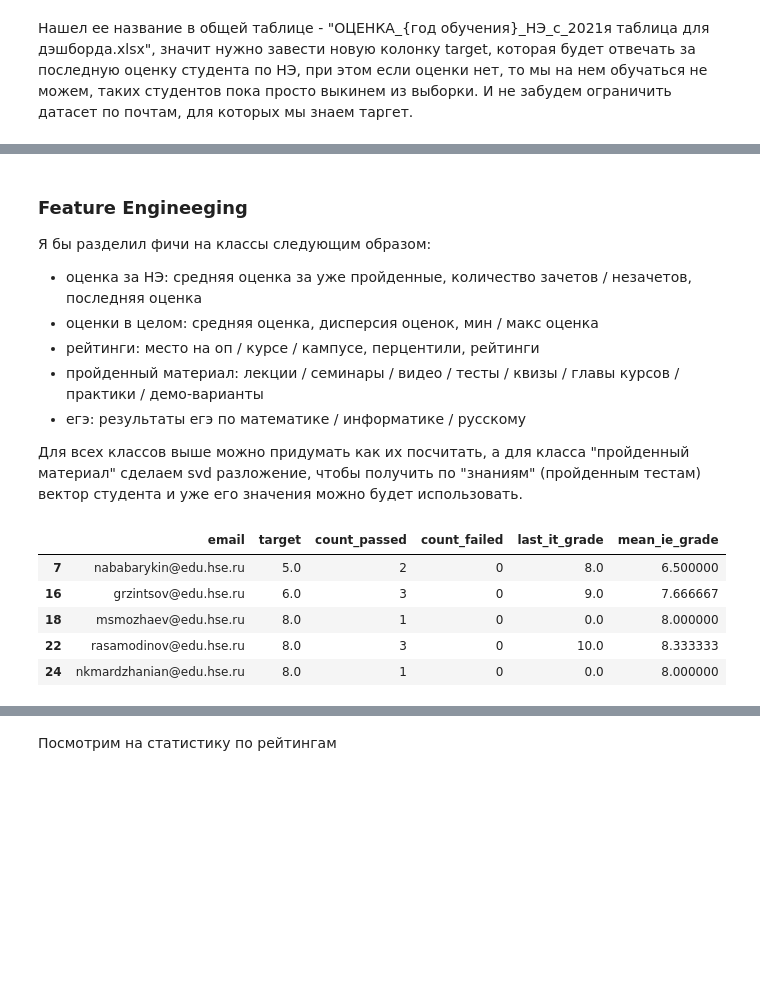
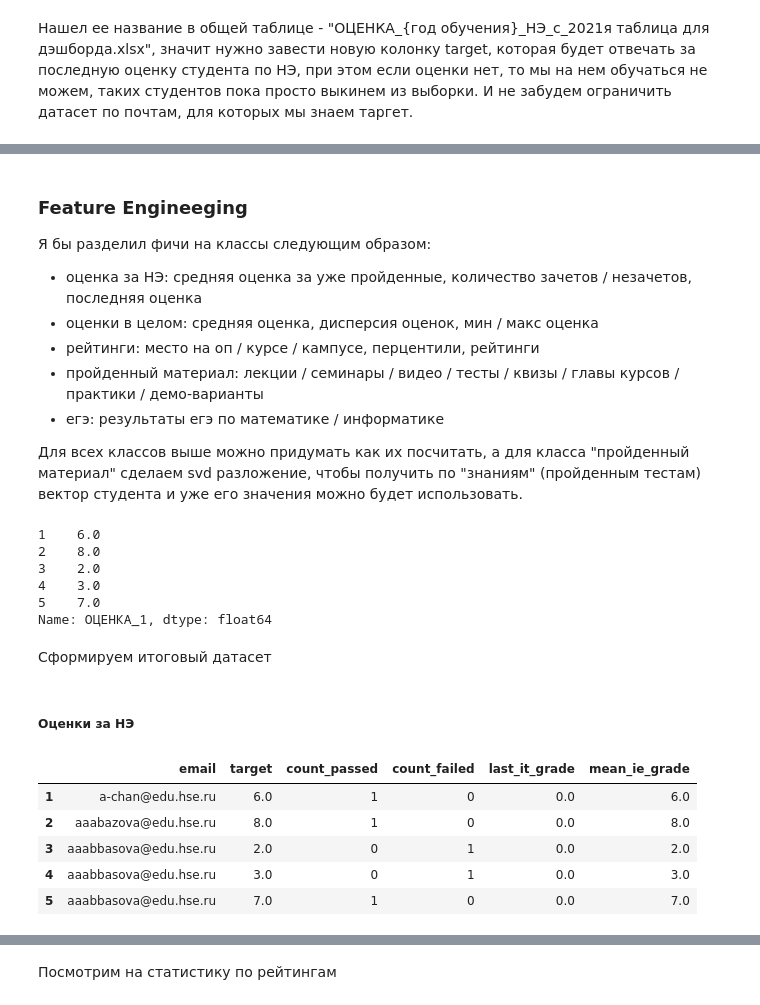
Before and after one commit to inokamilyanin/course-work-3, a Jupyter notebook: notebook.ipynb, the cells around one changed output, grey strips where cells are left out. Drawn from its saved outputs; the diff is of its cells as text; code cells hidden in the pictures; blank space fills up the shorter version.

```diff
--- a/notebook.ipynb
+++ b/notebook.ipynb
@@ -234,0 +454,13 @@ df_used.shape
+# %%
+columns_to_drop = [
+    'Курс_1',
+    'Курс_2',
+    'Курс_3',
+    'Онлайн-курс_1',
+    'Онлайн-курс_2',
+    'Онлайн-курс_3',
+    'Курс в последнем статусе_Выгрузка по ЕГЭ с 2020 года.xlsx',
+    'Курс в последнем статусе_Результаты ЕГЭ.xlsx'
+]
+
+df_used.drop(columns=columns_to_drop, inplace=True)
@@ -297,9 +542,3 @@ processed_df.shape
-# %%
-with open("info/processed_columns_info.txt", "w", encoding='utf-8') as fout:
-    fout.write(f"Total number of columns: {len(processed_df.columns)}\n\n")
-    fout.write("Columns:\n")
-    for i, col in enumerate(processed_df.columns, 1):
-        fout.write(f"{i}. {col}\n")
 # %% [markdown]
 Нашел ее название в общей таблице - "ОЦЕНКА_{год обучения}_НЭ_с_2021я таблица для дэшборда.xlsx", значит нужно завести новую колонку target, которая будет отвечать за последную оценку студента по НЭ, при этом если оценки нет, то мы на нем обучаться не можем, таких студентов пока просто выкинем из выборки.
 И не забудем ограничить датасет по почтам, для которых мы знаем таргет.
@@ -307,7 +546,7 @@ with open("info/processed_columns_info.txt", "w", encoding='utf-8') as fout:
 import pandas as pd
 
 # Get all grade columns
-grade_cols = [f'ОЦЕНКА_{i}_НЭ_с_2021я таблица для дэшборда.xlsx' for i in range(1, 7)]
+grade_cols = [f'ОЦЕНКА_{i}' for i in range(1, 4)]
 
 # Create grade_last column by checking each grade column from right to left
 processed_df['target'] = processed_df[grade_cols].replace(0, np.nan).ffill(axis=1).iloc[:, -1]
@@ -332,46 +562,59 @@ filtered_df.shape
 - оценки в целом: средняя оценка, дисперсия оценок, мин / макс оценка
 - рейтинги: место на оп / курсе / кампусе, перцентили, рейтинги
 - пройденный материал: лекции / семинары / видео / тесты / квизы / главы курсов / практики / демо-варианты
-- егэ: результаты егэ по математике / информатике / русскому
+- егэ: результаты егэ по математике / информатике
 
 Для всех классов выше можно придумать как их посчитать, а для класса "пройденный материал" сделаем svd разложение, чтобы получить по "знаниям" (пройденным тестам) вектор студента и уже его значения можно будет использовать.
+# %%
+processed_df['ОЦЕНКА_1'].head()
+# %% [output]
+1    6.0
+2    8.0
+3    2.0
+4    3.0
+5    7.0
+Name: ОЦЕНКА_1, dtype: float64
+# %% [markdown]
+Сформируем итоговый датасет
 # %%
 final_df = pd.DataFrame()
-final_df["email"] = filtered_df["email"]
-final_df["target"] = filtered_df["target"]
+final_df["email"] = processed_df["email"]
+final_df["target"] = processed_df["target"]
+# %% [markdown]
+##### Оценки за НЭ
 # %%
 # Оценки за НЭ
 
 def get_second_last_non_null(row):
     non_null_values = row.dropna().values
     if len(non_null_values) >= 2:
         return non_null_values[-2]
     return 0.0
 
 def get_count_passed(row):
     non_null_values = row.dropna().values
     return len([x for x in non_null_values if x >= 4.0])
 
 def get_count_failed(row):
     non_null_values = row.dropna().values
     return len([x for x in non_null_values if x < 4.0])
 
 
-final_df['count_passed'] = filtered_df[grade_cols].replace(0.0, np.nan).apply(get_count_passed, axis=1)
-final_df['count_failed'] = filtered_df[grade_cols].replace(0.0, np.nan).apply(get_count_failed, axis=1)
+final_df['count_passed'] = processed_df[grade_cols].replace(0.0, np.nan).apply(get_count_passed, axis=1)
+final_df['count_failed'] = processed_df[grade_cols].replace(0.0, np.nan).apply(get_count_failed, axis=1)
 
-final_df['last_it_grade'] = filtered_df[grade_cols].replace(0.0, np.nan).apply(get_second_last_non_null, axis=1)
+final_df['last_it_grade'] = processed_df[grade_cols].replace(0.0, np.nan).apply(get_second_last_non_null, axis=1)
 
-grades_sum = filtered_df[grade_cols].sum(axis=1)
-grades_count = filtered_df[grade_cols].replace(0.0, np.nan).apply(lambda row: row.count(), axis=1)
+grades_sum = processed_df[grade_cols].sum(axis=1)
+grades_count = processed_df[grade_cols].replace(0.0, np.nan).apply(lambda row: row.count(), axis=1)
 final_df['mean_ie_grade'] = grades_sum / grades_count
 
 
 final_df.head()
 # %% [output]
 |  | email | target | count_passed | count_failed | last_it_grade | mean_ie_grade |
-| 7 | nababarykin@edu.hse.ru | 5.0 | 2 | 0 | 8.0 | 6.500000 |
-| 16 | grzintsov@edu.hse.ru | 6.0 | 3 | 0 | 9.0 | 7.666667 |
-| 18 | msmozhaev@edu.hse.ru | 8.0 | 1 | 0 | 0.0 | 8.000000 |
-| 22 | rasamodinov@edu.hse.ru | 8.0 | 3 | 0 | 10.0 | 8.333333 |
-| 24 | nkmardzhanian@edu.hse.ru | 8.0 | 1 | 0 | 0.0 | 8.000000 |
+| 1 | a-chan@edu.hse.ru | 6.0 | 1 | 0 | 0.0 | 6.0 |
+| 2 | aaabazova@edu.hse.ru | 8.0 | 1 | 0 | 0.0 | 8.0 |
+| 3 | aaabbasova@edu.hse.ru | 2.0 | 0 | 1 | 0.0 | 2.0 |
+| 4 | aaabbasova@edu.hse.ru | 3.0 | 0 | 1 | 0.0 | 3.0 |
+| 5 | aaabbasova@edu.hse.ru | 7.0 | 1 | 0 | 0.0 | 7.0 |
```
Also changed, not shown: parts of 103 cells of this notebook, 46 other files.
